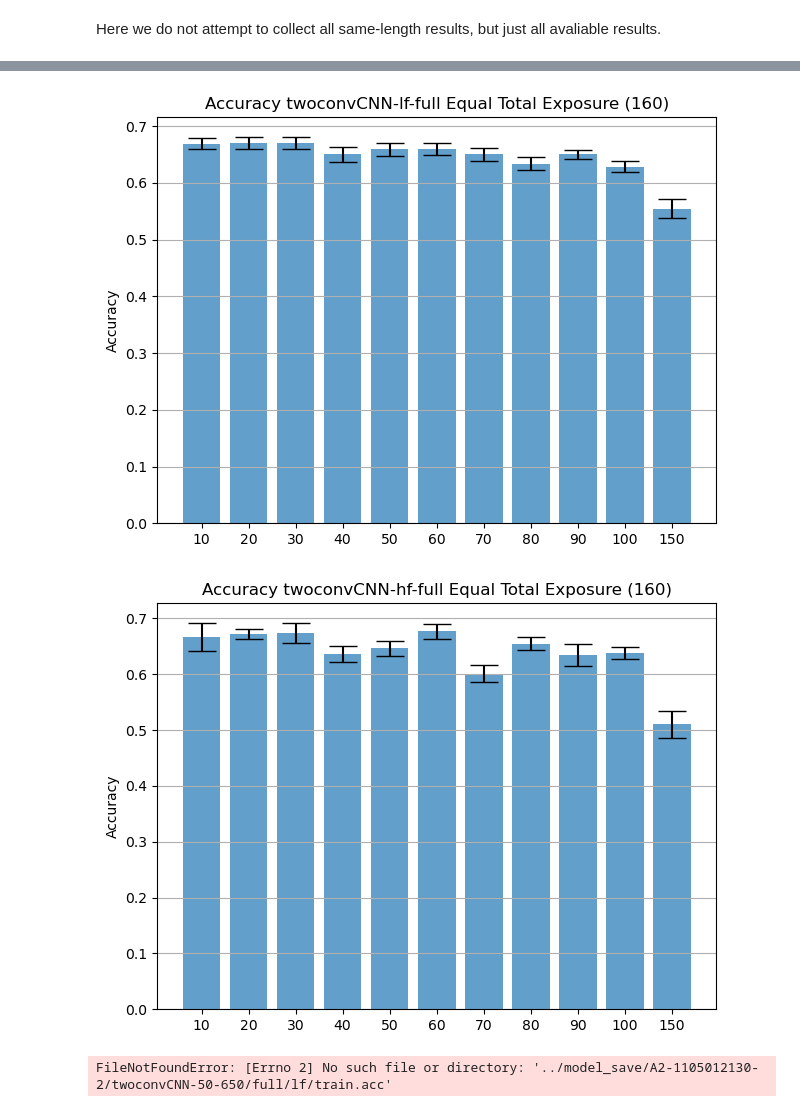
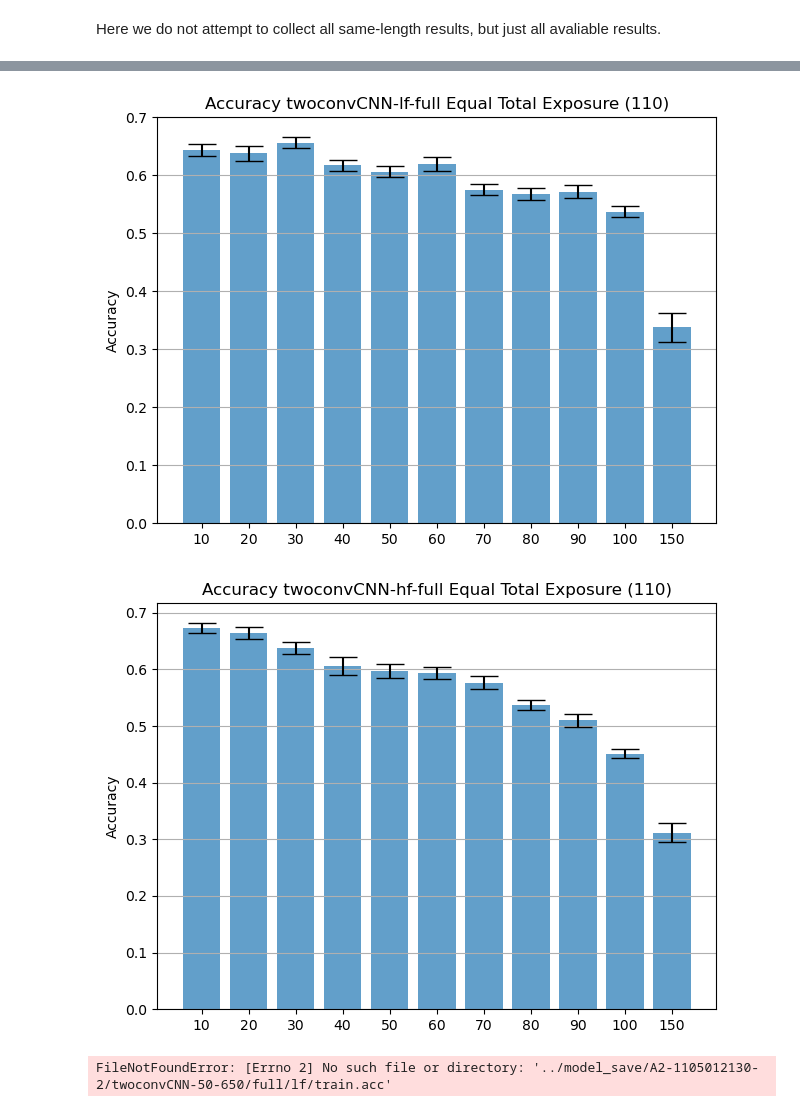
Before and after one commit to Frankalexej/proslearn_22, a Jupyter notebook: A_3_analysis.ipynb, the cells around one changed output, grey strips where cells are left out. Drawn from its saved outputs; the diff is of its cells as text; code cells hidden in the pictures.

```diff
--- a/A_3_analysis copy.ipynb
+++ b/A_3_analysis.ipynb
@@ -233,7 +198,7 @@ total_df = pd.DataFrame(columns=["run", "preepoch_cond", "model_cond", "train_fi
 for model_type, runtype, cv in list(product(["twoconvCNN"], ["lf", "hf"], ["full"])):
     reses = {}
     for pre in all_pre_conditions:
-        run_list, total_epochs = judge_condition(pre, runtype)
+        run_list, total_epochs, use_epochs = judge_condition(pre, runtype)
 
         for run_case in run_list:
             dir = os.path.join(hyper_dir, f"{run_version}-{ts}-{run_case}", f"{model_type}-{pre}-{total_epochs-pre}")
@@ -259,7 +224,7 @@ total_df = pd.DataFrame(columns=["run", "preepoch_cond", "model_cond", "train_fi
 for model_type, runtype, cv in list(product(["twoconvCNN"], ["lf", "hf"], ["full"])):
     reses = {}
     for pre in all_pre_conditions:
-        run_list, total_epochs = judge_condition(pre, runtype)
+        run_list, total_epochs, use_epochs = judge_condition(pre, runtype)
 
         for run_case in run_list:
             dir = os.path.join(hyper_dir, f"{run_version}-{ts}-{run_case}", f"{model_type}-{pre}-{total_epochs-pre}")
@@ -285,7 +250,7 @@ total_df = pd.DataFrame(columns=["run", "preepoch_cond", "model_cond", "train_fi
 for model_type, runtype, cv in list(product(["twoconvCNN"], ["lf", "hf"], ["full"])):
     reses = {}
     for pre in all_pre_conditions:
-        run_list, total_epochs = judge_condition(pre, runtype)
+        run_list, total_epochs, use_epochs = judge_condition(pre, runtype)
 
         for run_case in run_list:
             dir = os.path.join(hyper_dir, f"{run_version}-{ts}-{run_case}", f"{model_type}-{pre}-{total_epochs-pre}")
@@ -313,7 +278,7 @@ fixed_interval = 130
 for model_type, runtype, cv in list(product(["twoconvCNN"], ["lf", "hf"], ["full"])):
     reses = {}
     for pre in all_pre_conditions:
-        run_list, total_epochs = judge_condition(pre, runtype)
+        run_list, total_epochs, use_epochs = judge_condition(pre, runtype)
 
         for run_case in run_list:
             dir = os.path.join(hyper_dir, f"{run_version}-{ts}-{run_case}", f"{model_type}-{pre}-{total_epochs-pre}")
@@ -338,31 +302,31 @@ Error:
 # %%
 total_df = pd.DataFrame(columns=["run", "preepoch_cond", "model_cond", "train_filter_cond", "valid_phone_cond", "acc_inc"])
 # ending = 500
-total_exposure = 160
+total_exposure = 110
 for model_type, runtype, cv in list(product(["twoconvCNN"], ["lf", "hf"], ["full"])):
     reses = {}
     for pre in all_pre_conditions:
-        run_list, total_epochs = judge_condition(pre, runtype)
+        run_list, total_epochs, use_epochs = judge_condition(pre, runtype)
 
         for run_case in run_list:
             dir = os.path.join(hyper_dir, f"{run_version}-{ts}-{run_case}", f"{model_type}-{pre}-{total_epochs-pre}")
             res = ResReader(dir, runtype=runtype, cv=cv).read()
             # val = np.mean([x - y for x, y in zip(res[1], res[2])][pre - 1])
             look_at = 2 # 1 for valid, 2 for full valid
             jump = 10
             for i in range(total_exposure+1, total_exposure+1+jump):
                 val = res[look_at][i]
                 if f"{pre}" in reses.keys():
                     reses[f"{pre}"].append(val)
                 else:
                     reses[f"{pre}"] = [val]
 
     draw_title = f"Accuracy {model_type}-{runtype}-{cv} Equal Total Exposure ({total_exposure})"
     draw(reses, "Accuracy", draw_title)
     do_stats(reses, os.path.join(plot_save_place, f"{ts}-{draw_title}.txt"))
 # %% [output]
-[figure, old version]
+[figure, new version]
-[figure, old version]
+[figure, new version]
 # %%
 # total_df = pd.DataFrame(columns=["run", "preepoch_cond", "model_cond", "train_filter_cond", "valid_phone_cond", "acc_inc"])
 # for model_type, runtype, cv in list(product(["twoconvCNN"], ["lf", "hf"], ["full"])):
```
Also changed, not shown: parts of 9 cells of this notebook, 5 other files.
